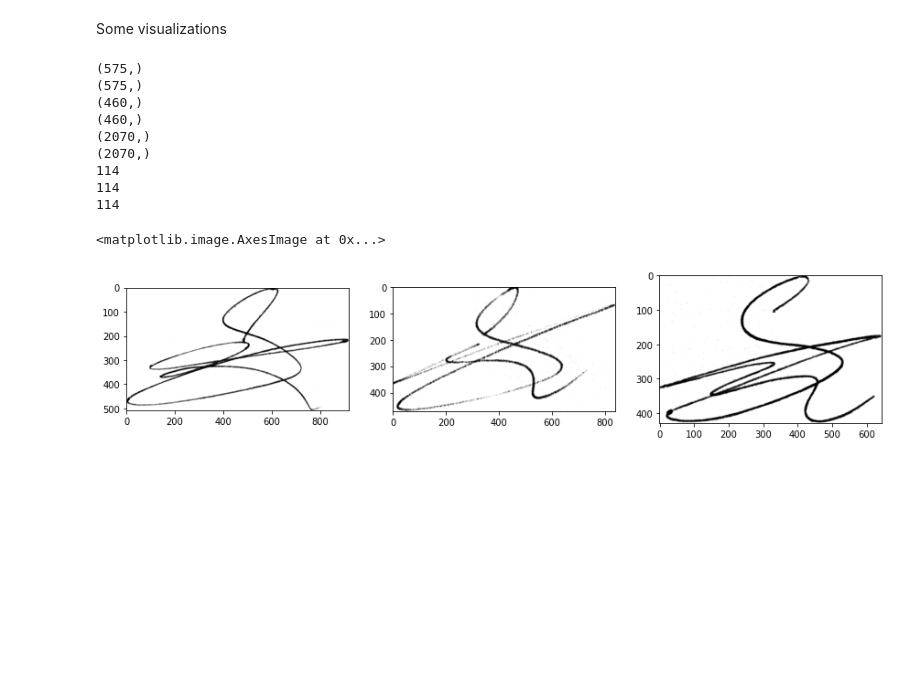
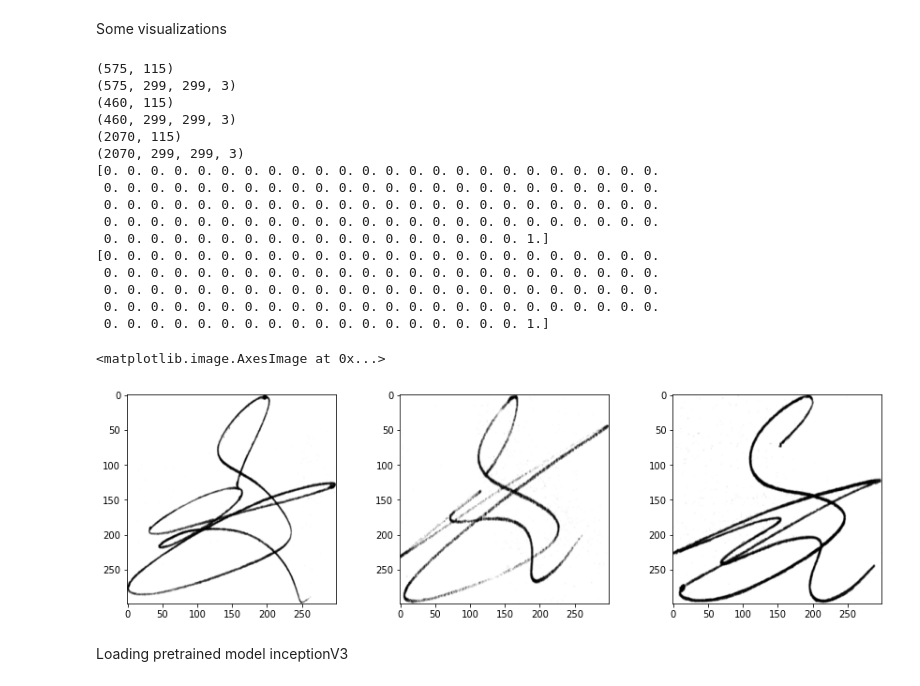
Before and after one commit to AlaaIraqy/SignatureRecognition, a Jupyter notebook: SignatureRecognition.ipynb, the cells around one changed output. Drawn from its saved outputs; the diff is of its cells as text; code cells hidden in the pictures; blank space fills up the shorter version.

```diff
--- a/SignatureRecognition.ipynb
+++ b/SignatureRecognition.ipynb
@@ -73,6 +70,7 @@ for i in range(1,116):
   paths.sort()
   for image in (paths):
     img = cv2.imread(path + '/' + image)
+    img = cv2.resize(img, (299,299), interpolation=cv2.INTER_AREA)
     whole_data.append(img)
 # %%
 whole_data = np.array(whole_data)
@@ -88,26 +88,34 @@ Splitting data
 # %%
 # train=18, validation=4, test=5
 training_data=[]
+validation_data=[]
+test_data=[]
+
 training_labels=[]
-validation_data=[]
 validation_labels=[]
-test_data=[]
 test_labels=[]
 
 start=0
 ii=18
 jj=22
 kk=27
+idx=0
+
 for persons in range(115):
+  label=np.zeros((115))
+  label[persons]=1
   for i in range(start,ii):
     training_data.append(whole_data[i])
-    training_labels.append(persons)
+    training_labels.append(label)
+    idx+=1
   for j in range(ii,jj):
     validation_data.append(whole_data[j])
-    validation_labels.append(persons)
+    validation_labels.append(label)
+    idx+=1
   for k in range(jj,kk):
     test_data.append(whole_data[k])
-    test_labels.append(persons)
+    test_labels.append(label)
+    idx+=1
   start+=27
   ii+=27
   jj+=27
@@ -117,38 +125,47 @@ Some visualizations
 # %%
 training_data=np.array(training_data)
 validation_data=np.array(validation_data)
 test_data=np.array(test_data)
 training_labels=np.array(training_labels)
 validation_labels=np.array(validation_labels)
-test_lables=np.array(test_lables)
+test_lables=np.array(test_labels)
 
 print(test_lables.shape)
 print(test_data.shape)
 print(validation_labels.shape)
 print(validation_data.shape)
 print(training_labels.shape)
 print(training_data.shape)
 
-print(test_labels[574])
+# print(test_labels.shape)
 print(training_labels[2069])
 print(validation_labels[459])
 
 plt.figure(figsize=(20,9))
 plt.subplot(2,4,1)
 plt.imshow(cv2.cvtColor(test_data[574], cv2.COLOR_BGR2RGB))
 plt.subplot(2,4,2)
 plt.imshow(cv2.cvtColor(training_data[2069], cv2.COLOR_BGR2RGB))
 plt.subplot(2,4,3)
 plt.imshow(cv2.cvtColor(validation_data[459], cv2.COLOR_BGR2RGB))
 # %% [output]
-(575,)
-(575,)
-(460,)
-(460,)
-(2070,)
-(2070,)
-114
-114
-114
+(575, 115)
+(575, 299, 299, 3)
+(460, 115)
+(460, 299, 299, 3)
+(2070, 115)
+(2070, 299, 299, 3)
+[0. 0. 0. 0. 0. 0. 0. 0. 0. 0. 0. 0. 0. 0. 0. 0. 0. 0. 0. 0. 0. 0. 0. 0.
+ 0. 0. 0. 0. 0. 0. 0. 0. 0. 0. 0. 0. 0. 0. 0. 0. 0. 0. 0. 0. 0. 0. 0. 0.
+ 0. 0. 0. 0. 0. 0. 0. 0. 0. 0. 0. 0. 0. 0. 0. 0. 0. 0. 0. 0. 0. 0. 0. 0.
+ 0. 0. 0. 0. 0. 0. 0. 0. 0. 0. 0. 0. 0. 0. 0. 0. 0. 0. 0. 0. 0. 0. 0. 0.
+ 0. 0. 0. 0. 0. 0. 0. 0. 0. 0. 0. 0. 0. 0. 0. 0. 0. 0. 1.]
+[0. 0. 0. 0. 0. 0. 0. 0. 0. 0. 0. 0. 0. 0. 0. 0. 0. 0. 0. 0. 0. 0. 0. 0.
+ 0. 0. 0. 0. 0. 0. 0. 0. 0. 0. 0. 0. 0. 0. 0. 0. 0. 0. 0. 0. 0. 0. 0. 0.
+ 0. 0. 0. 0. 0. 0. 0. 0. 0. 0. 0. 0. 0. 0. 0. 0. 0. 0. 0. 0. 0. 0. 0. 0.
+ 0. 0. 0. 0. 0. 0. 0. 0. 0. 0. 0. 0. 0. 0. 0. 0. 0. 0. 0. 0. 0. 0. 0. 0.
+ 0. 0. 0. 0. 0. 0. 0. 0. 0. 0. 0. 0. 0. 0. 0. 0. 0. 0. 1.]
 <matplotlib.image.AxesImage at 0x...>
-[figure, old version]
+[figure, new version]
+# %% [markdown]
+Loading pretrained model inceptionV3
```
Also changed, not shown: parts of 6 cells of this notebook.
